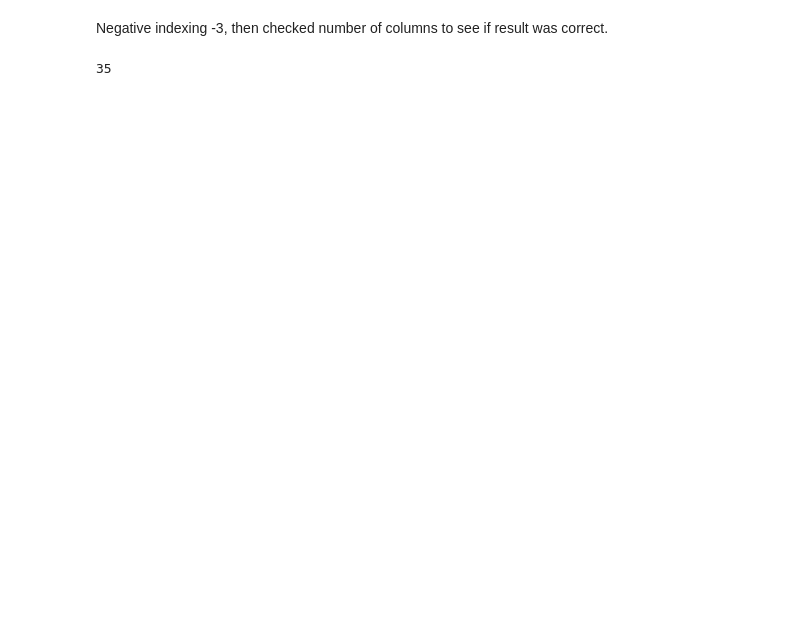
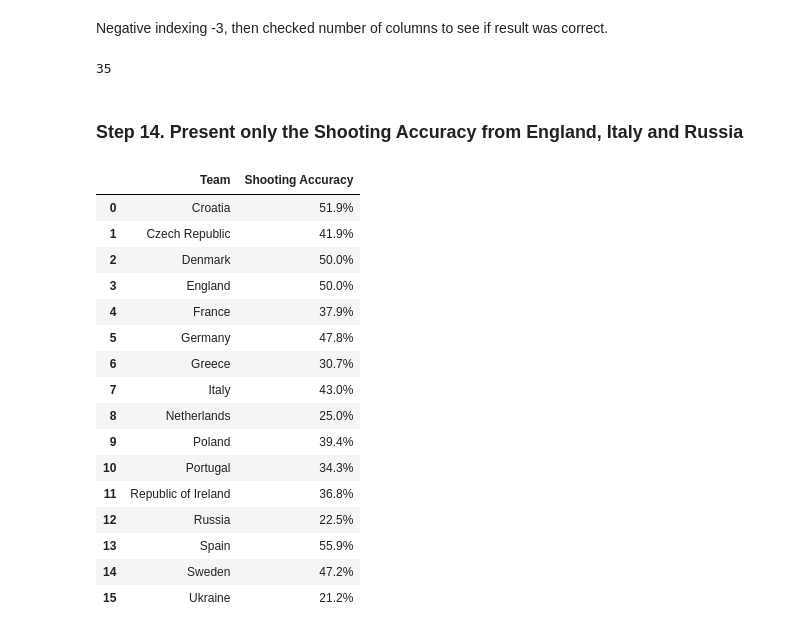
Before and after one commit to Angeliki1983/Pandas-Practice, a Jupyter notebook: Euro12.ipynb, the cells around one changed output. Saved outputs shown, nothing was run; the diff lists cells and outputs as text; code cells hidden in the pictures; blank space fills up the shorter version.

```diff
--- a/Euro12.ipynb
+++ b/Euro12.ipynb
@@ -404,3 +402,25 @@ col_count = euro12.shape[1]
 col_count
 # %% [output]
 35
+# %% [markdown]
+### Step 14. Present only the Shooting Accuracy from England, Italy and Russia
+# %%
+euro12[["Team", "Shooting Accuracy"]]
+# %% [output]
+|  | Team | Shooting Accuracy |
+| 0 | Croatia | 51.9% |
+| 1 | Czech Republic | 41.9% |
+| 2 | Denmark | 50.0% |
+| 3 | England | 50.0% |
+| 4 | France | 37.9% |
+| 5 | Germany | 47.8% |
+| 6 | Greece | 30.7% |
+| 7 | Italy | 43.0% |
+| 8 | Netherlands | 25.0% |
+| 9 | Poland | 39.4% |
+| 10 | Portugal | 34.3% |
+| 11 | Republic of Ireland | 36.8% |
+| 12 | Russia | 22.5% |
+| 13 | Spain | 55.9% |
+| 14 | Sweden | 47.2% |
+| 15 | Ukraine | 21.2% |
```
Also changed, not shown: parts of 3 cells of this notebook.
